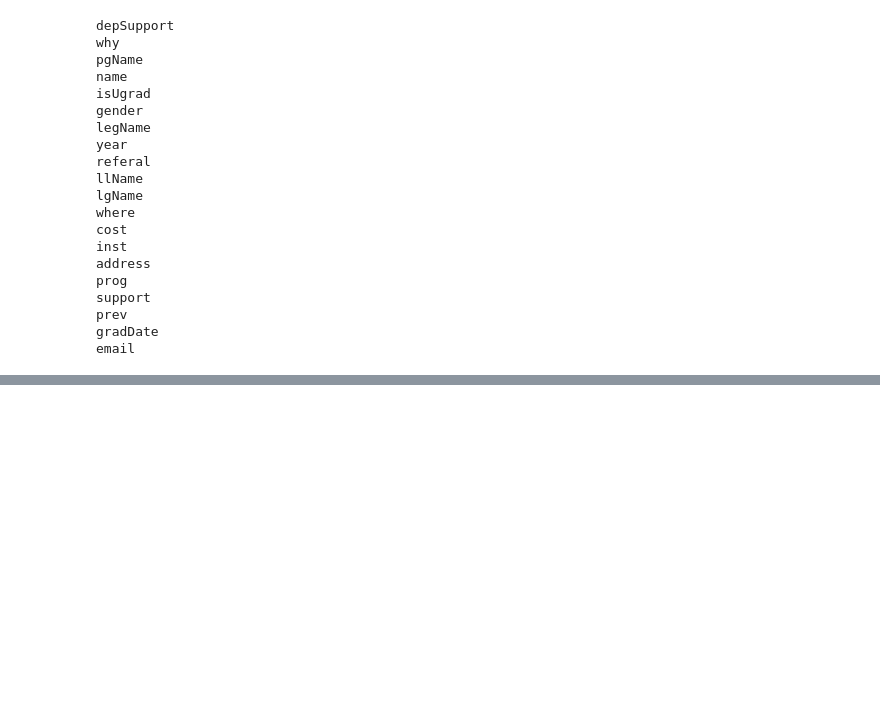
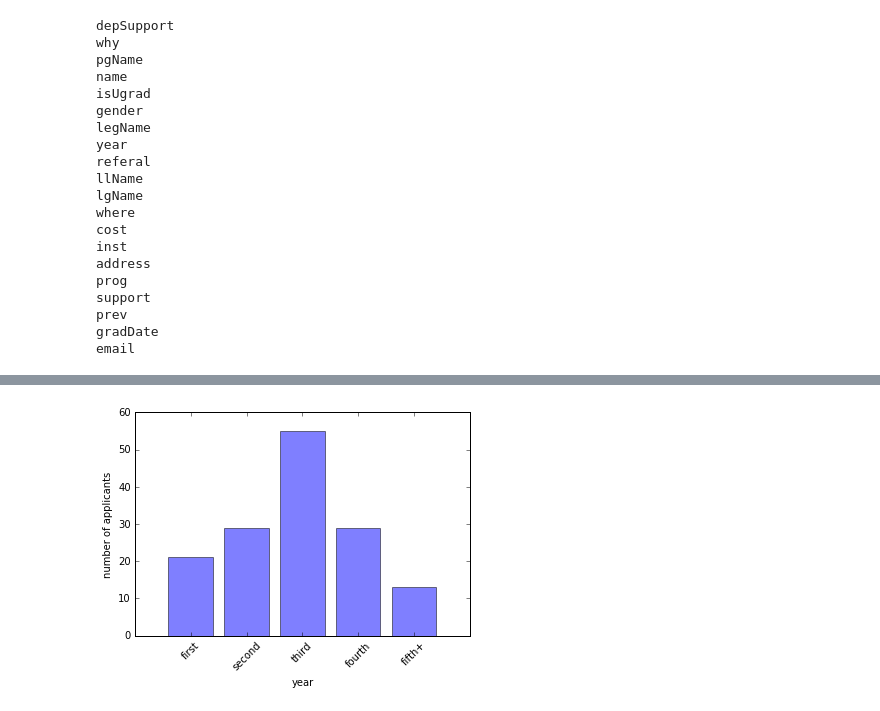
Before and after one commit to jaspergrond/applications, a Jupyter notebook: Test.ipynb, the cells around one changed output, grey strips where cells are left out. Saved outputs shown, nothing was run; the diff lists cells and outputs as text; code cells hidden in the pictures; blank space fills up the shorter version.

```diff
--- a/Test.ipynb
+++ b/Test.ipynb
@@ -57,0 +77,16 @@ email
+# %%
+yearString = ['first','second','third','fourth','fifth+']
+yearCount = np.zeros(len(yearString))
+for i in apps:
+    for j in range(len(yearString)):
+        if i['year'] == yearString[j]:
+            yearCount[j] +=1
+
+plt.bar(np.arange(len(yearString)), yearCount, align='center', alpha=0.5)
+plt.xticks(np.arange(len(yearString)), yearString, rotation = 45)
+plt.ylabel('number of applicants')
+plt.xlabel('year')
+plt.show()
+plt.close()
+# %% [output]
+[figure, added]
```
Also changed, not shown: parts of 7 cells of this notebook.
